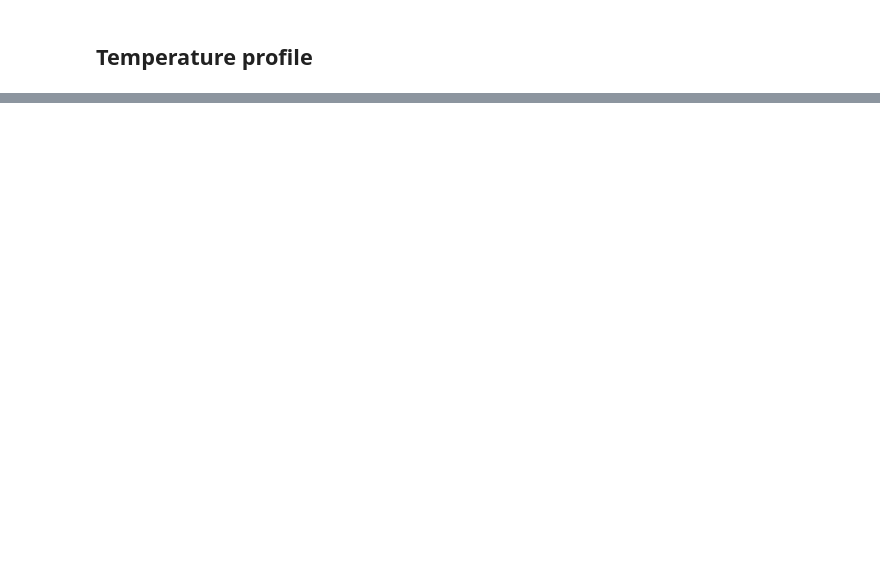
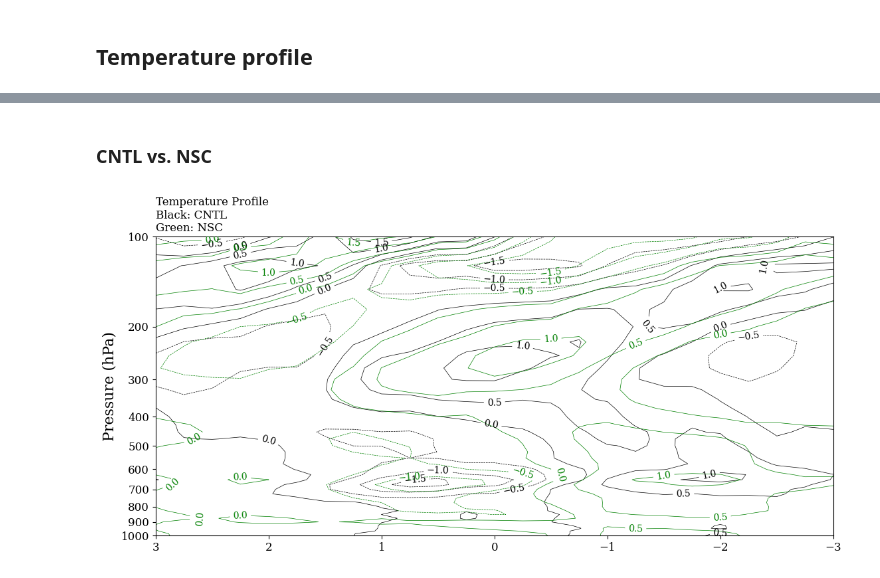
Before and after one commit to JOsephKan/2024_Research, a Jupyter notebook: MPAS/Composite/raw_composite/Statistical_test/Raw_temp_diff.ipynb, the cells around one changed output, grey strips where cells are left out. Drawn from its saved outputs; the diff is of its cells as text; code cells hidden in the pictures; blank space fills up the shorter version.

```diff
--- a/MPAS/Composite/raw_composite/Statistical_test/Raw_temp_diff.ipynb
+++ b/MPAS/Composite/raw_composite/Statistical_test/Raw_temp_diff.ipynb
@@ -175,0 +224,18 @@ plt.savefig("Composite_temp_profile.png", dpi=300)
+# %% [markdown]
+### CNTL vs. NSC
+# %%
+fig, ax = plt.subplots(figsize=(12, 6))
+fig.subplots_adjust(left=0.1, right=0.95, top=0.85, bottom=0.1)
+c_cntl = ax.contour(np.linspace(-3, 3, 25), dims["lev"], temp_sel["CNTL"].mean(axis=0).T, colors="black", linewidths=0.5)
+c_ncrf = ax.contour(np.linspace(-3, 3, 25), dims["lev"], temp_sel["NSC"].mean(axis=0).T, colors="green", linewidths=0.5)
+ax.set_yscale("log")
+ax.set_yticks(np.linspace(100, 1000, 10), np.linspace(100, 1000, 10, dtype=int))
+plt.gca().invert_xaxis()
+plt.gca().invert_yaxis()
+ax.set_ylabel("Pressure (hPa)")
+ax.set_title("Temperature Profile\nBlack: CNTL\nGreen: NSC", fontsize=12, loc="left")
+plt.clabel(c_cntl, inline=True, fontsize=10)
+plt.clabel(c_ncrf, inline=True, fontsize=10)
+plt.savefig("Temp_diff/cntl_nsc.png", dpi=300)
+# %% [output]
+[figure, added]
```
Also changed, not shown: parts of 9 cells of this notebook, 16 other files.
